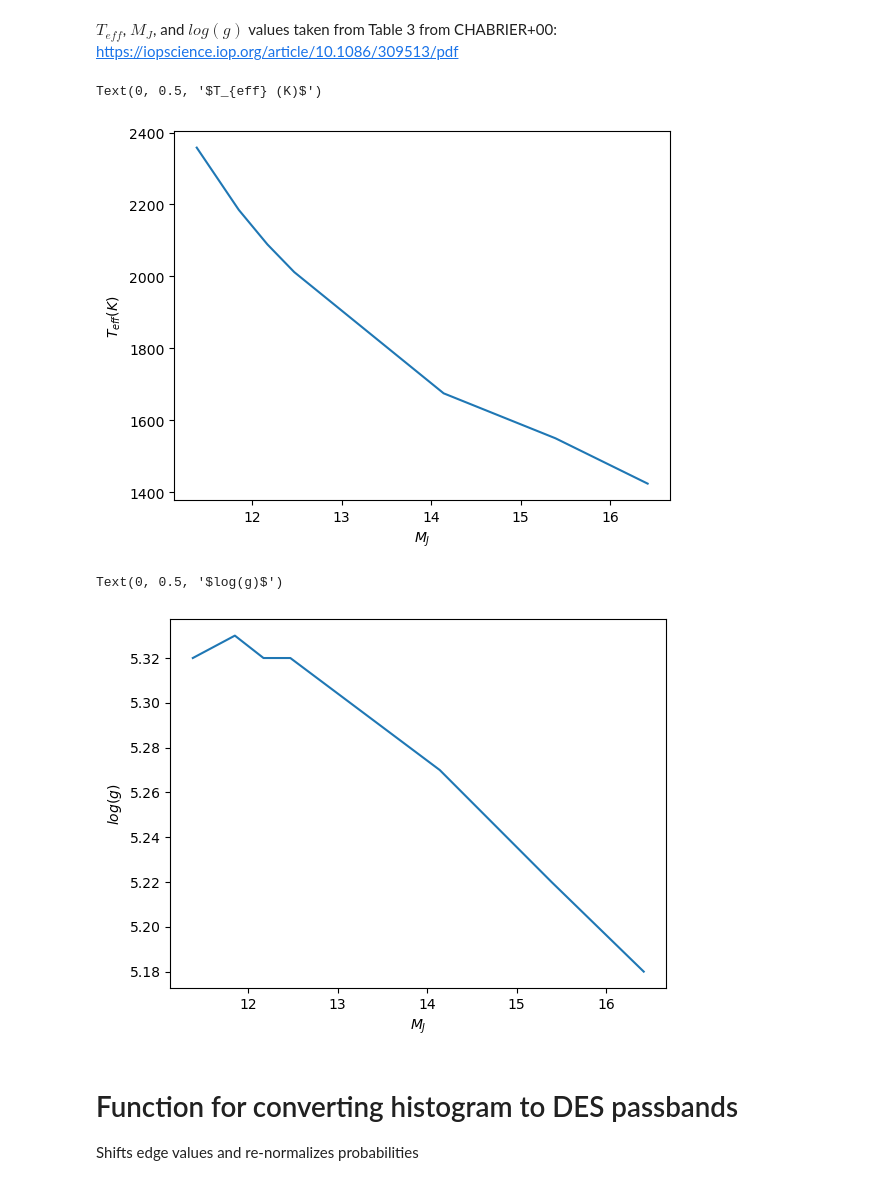
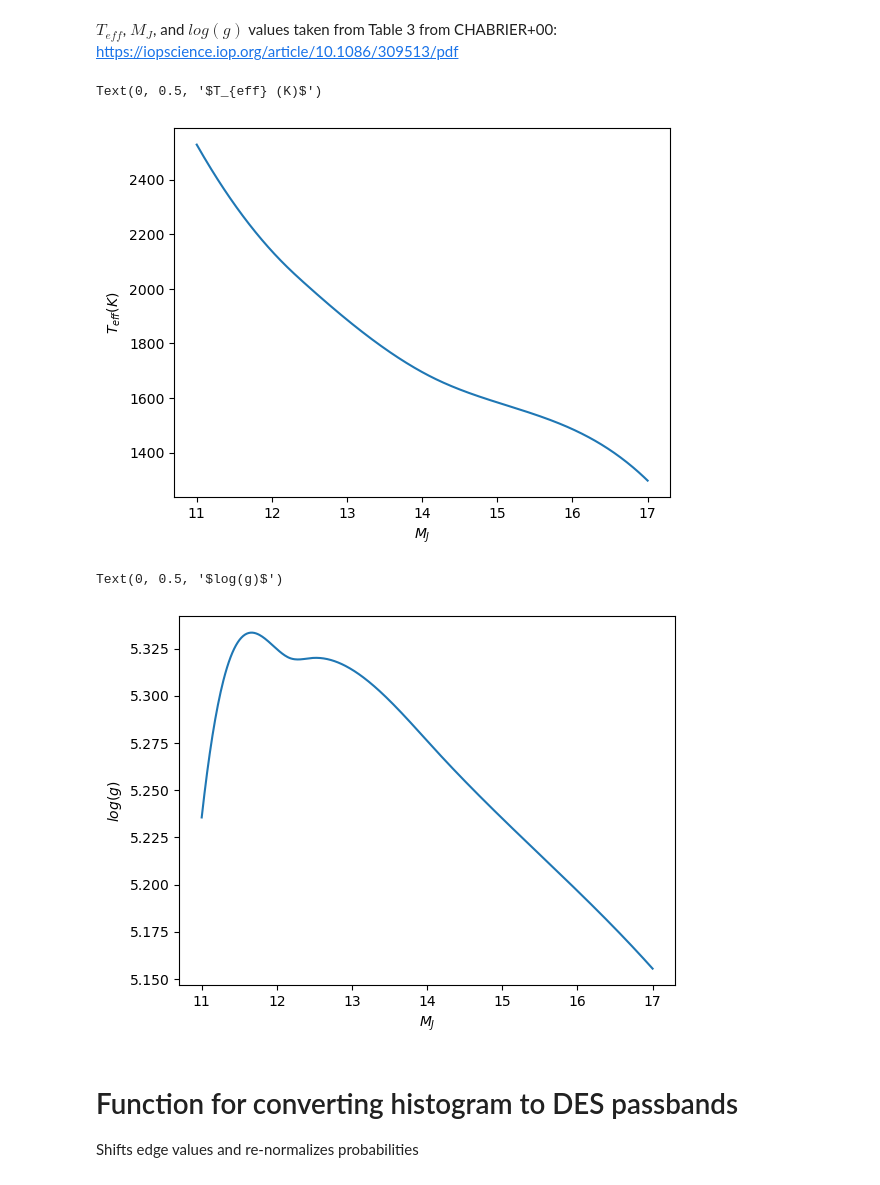
Before and after one commit to 1861952/Fast-PM-Stars-Python-Notebooks, a Jupyter notebook: dN-dm-Distribution.ipynb, the cells around one changed output. Saved outputs shown, nothing was run; the diff lists cells and outputs as text; code cells hidden in the pictures.

```diff
--- a/dN-dm-Distribution.ipynb
+++ b/dN-dm-Distribution.ipynb
@@ -25,34 +25,38 @@ $T_{eff}$, $M_J$, and $log(g)$ values taken from Table 3 from CHABRIER+00: https
 # %%
 
 # 1 Gyr
 # mass range: 0.05 to 0.08 SM
 # M_J range: 11.38 to 16.42
 # T_eff range: 1424 to 2358 K
 # log(g) range: 5.18 to 5.32 cm/s
 T_eff = np.array([1424, 1550, 1675, 2012, 2089, 2185, 2358])
 M_J = np.array([16.42, 15.39, 14.14, 12.47, 12.17, 11.85, 11.38])
 log_g = np.array([5.18, 5.22, 5.27, 5.32, 5.32, 5.33, 5.32])
 sorted_indices = np.argsort(M_J)
 sorted_M_J = M_J[sorted_indices]
 sorted_T_eff = T_eff[sorted_indices]
 sorted_log_g = log_g[sorted_indices]
 # Cubic spline of T_eff and log_g as a function of M_J
 Teff_spl = InterpolatedUnivariateSpline(sorted_M_J, sorted_T_eff, k=3)
 log_g_spl = InterpolatedUnivariateSpline(sorted_M_J, sorted_log_g, k=3)
 
-plt.plot(sorted_M_J, Teff_spl(sorted_M_J))
+x_vals = np.linspace(11, 17, 500)
+# plt.plot(sorted_M_J, Teff_spl(sorted_M_J))
+plt.plot(x_vals, Teff_spl(x_vals))
 plt.xlabel(r"$M_J$")
 plt.ylabel(r"$T_{eff} (K)$")
 # %% [output]
 Text(0, 0.5, '$T_{eff} (K)$')
-[figure, old version]
+[figure, new version]
 # %%
-plt.plot(sorted_M_J, log_g_spl(sorted_M_J))
+# plt.plot(sorted_M_J, log_g_spl(sorted_M_J))
+plt.plot(x_vals, log_g_spl(x_vals))
+
 plt.xlabel(r"$M_J$")
 plt.ylabel(r"$log(g)$")
 # %% [output]
 Text(0, 0.5, '$log(g)$')
-[figure, old version]
+[figure, new version]
 # %% [markdown]
 # Function for converting histogram to DES passbands #
 Shifts edge values and re-normalizes probabilities
```
Also changed, not shown: parts of 7 cells of this notebook, 2 other files.
